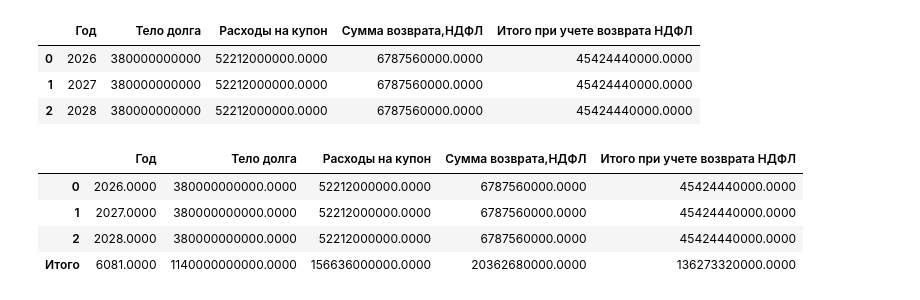
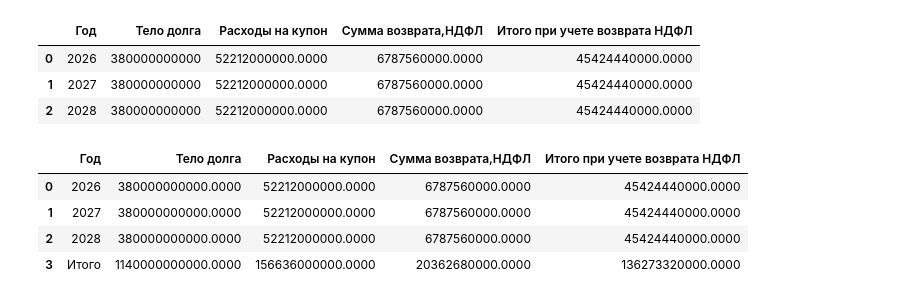
Before and after one commit to DOC8048/ofz-in-l, a Jupyter notebook: ОФЗ ИН (л).ipynb, the cells around one changed output. Cells and saved outputs as stored; diff of their text form; code cells hidden in the pictures.

```diff
--- a/ОФЗ ИН (л).ipynb
+++ b/ОФЗ ИН (л).ipynb
@@ -501,13 +492,14 @@ gos_2
 | 1 | 2027 | 380000000000 | 52212000000.0000 | 6787560000.0000 | 45424440000.0000 |
 | 2 | 2028 | 380000000000 | 52212000000.0000 | 6787560000.0000 | 45424440000.0000 |
 # %%
-total_gos_2 = pd.DataFrame(gos_2.sum(numeric_only=True)).T
-total_gos_2.index = ['Итого']
-itog2 = pd.concat([gos_2,total_gos_2])
+cols2 = ['Тело долга', 'Расходы на купон','Сумма возврата,НДФЛ','Итого при учете возврата НДФЛ']
+total_gos_2 = pd.DataFrame(gos_2[cols2].sum()).T
+total_gos_2['Год'] = 'Итого'
+itog2 = pd.concat([gos_2,total_gos_2],ignore_index=True)
 itog2
 # %% [output]
 |  | Год | Тело долга | Расходы на купон | Сумма возврата,НДФЛ | Итого при учете возврата НДФЛ |
-| 0 | 2026.0000 | 380000000000.0000 | 52212000000.0000 | 6787560000.0000 | 45424440000.0000 |
-| 1 | 2027.0000 | 380000000000.0000 | 52212000000.0000 | 6787560000.0000 | 45424440000.0000 |
-| 2 | 2028.0000 | 380000000000.0000 | 52212000000.0000 | 6787560000.0000 | 45424440000.0000 |
-| Итого | 6081.0000 | 1140000000000.0000 | 156636000000.0000 | 20362680000.0000 | 136273320000.0000 |
+| 0 | 2026 | 380000000000.0000 | 52212000000.0000 | 6787560000.0000 | 45424440000.0000 |
+| 1 | 2027 | 380000000000.0000 | 52212000000.0000 | 6787560000.0000 | 45424440000.0000 |
+| 2 | 2028 | 380000000000.0000 | 52212000000.0000 | 6787560000.0000 | 45424440000.0000 |
+| 3 | Итого | 1140000000000.0000 | 156636000000.0000 | 20362680000.0000 | 136273320000.0000 |
```
Also changed, not shown: parts of 4 cells of this notebook.
